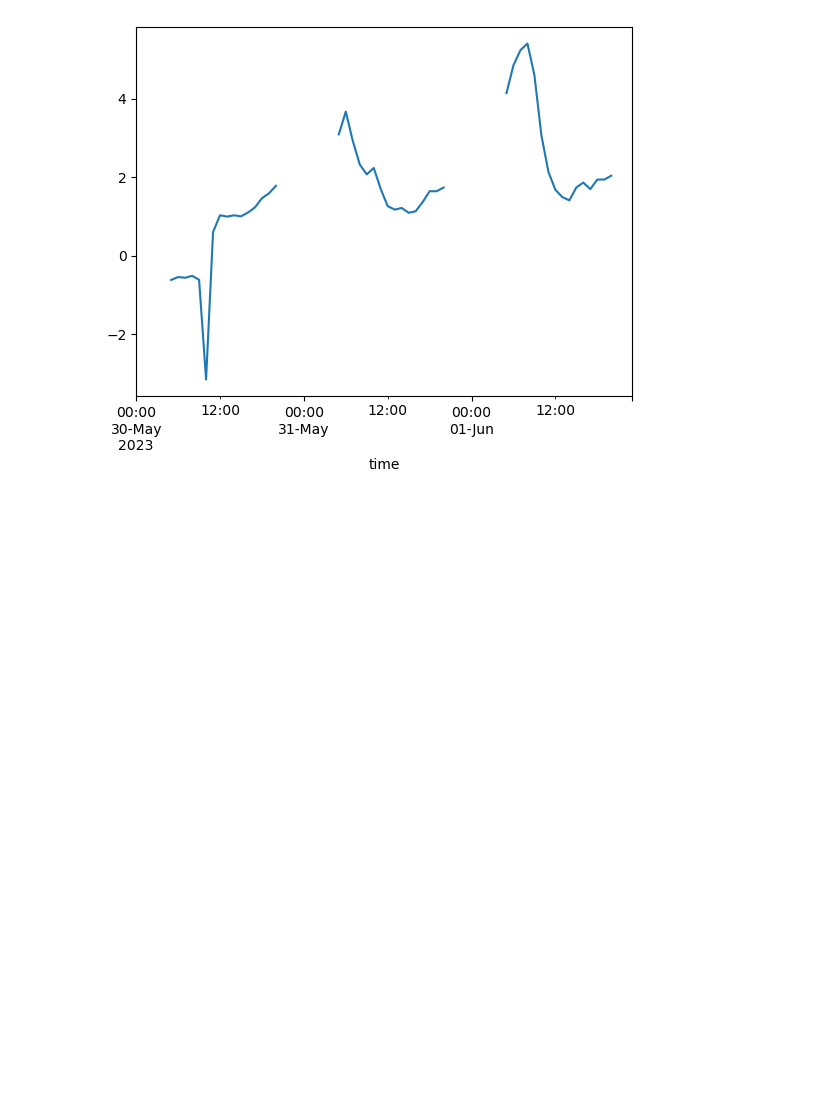
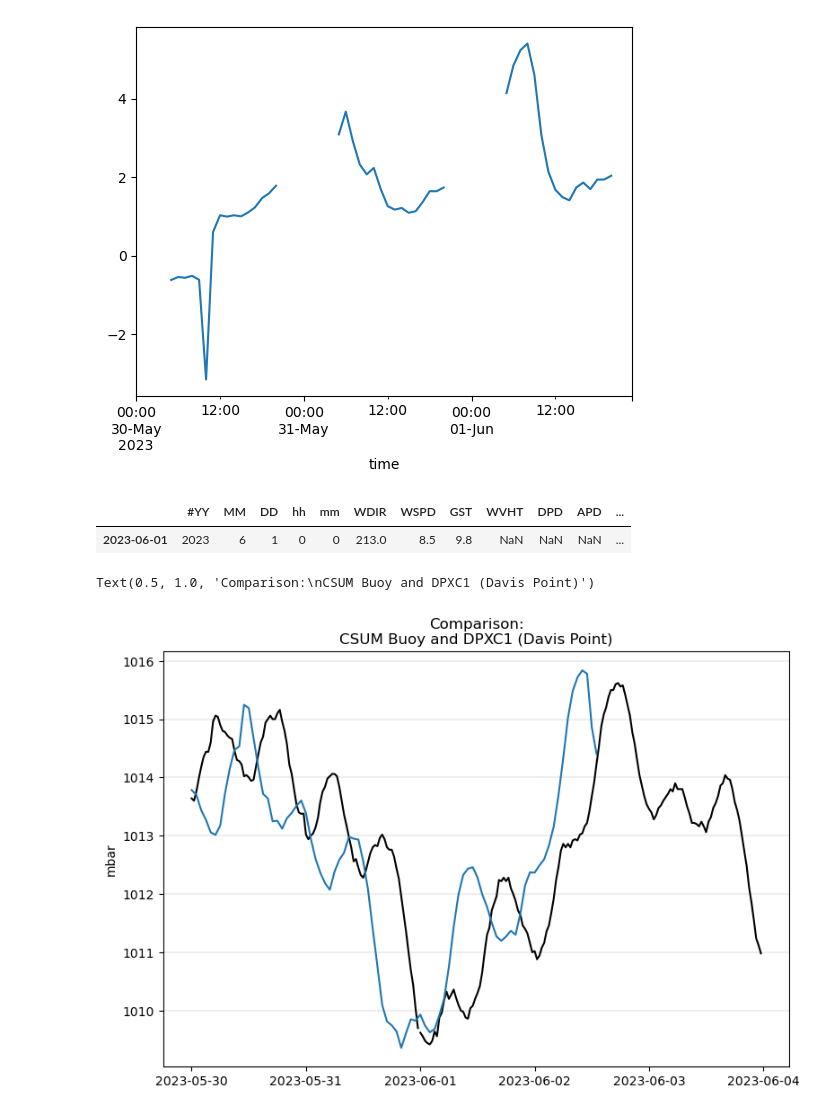
Before and after one commit to sscopazzi/Cal_Poly_Maritime_Academy_Research_Buoy, a Jupyter notebook: python_code/deployment_test.ipynb, the cells around one changed output. Cells and saved outputs as stored; diff of their text form; code cells hidden in the pictures; blank space fills up the shorter version.

Commit message:
formatting

```diff
--- a/python_code/deployment_test.ipynb
+++ b/python_code/deployment_test.ipynb
@@ -107,35 +94,35 @@ Text(0.5, 1.0, 'Voltages')
 # %%
 ## MET STATION
-df_list = [] # init empty dataframe
+met_list = [] # init empty dataframe
 
-for x in ms3:
+for x in ms3_raw:
     loop = pd.read_csv(x,
                        sep=',',
                        names=["time","record","BP","RH","AirTemp","DP"],
                        header=3,
                        parse_dates=[0])
-    df_list.append(loop)
+    met_list.append(loop)
 
-dl = pd.concat(df_list,ignore_index=True)
-dl = dl.set_index('time')                   # set the time column to be the index
-dl = dl.loc['2023-05-30':'2023-06-03']      # slicing dates I want
-dl_hr = dl.resample('1H').mean()
+met = pd.concat(met_list,ignore_index=True)
+met = met.set_index('time')                   # set the time column to be the index
+met = met.loc['2023-05-30':'2023-06-03']      # slicing dates I want
+met_hr = met.resample('1H').mean()
 
-fig,ax=plt.subplots(ncols=1,nrows=4,figsize=(8,10),sharex=ax[0])
+fig,ax=plt.subplots(ncols=1,nrows=4,figsize=(8,10),sharex=ax)
 
-ax[0].plot(dl_hr.index,dl_hr.BP)
+ax[0].plot(met_hr.index,met_hr.BP)
 ax[0].set_ylabel('mbar')
 ax[0].set_title('Pressure')
 
-ax[1].plot(dl_hr.index,dl_hr.RH)
+ax[1].plot(met_hr.index,met_hr.RH)
 ax[1].set_ylabel('%')
 ax[1].set_title('Relative Humidity')
 
-ax[2].plot(dl_hr.index,dl_hr.AirTemp)
+ax[2].plot(met_hr.index,met_hr.AirTemp)
 ax[2].set_ylabel('degC')
 ax[2].set_title('Air Temp')
 
-ax[3].plot(dl_hr.index,dl_hr.DP)
+ax[3].plot(met_hr.index,met_hr.DP)
 ax[3].set_ylabel('degC')
 ax[3].set_title('Dew Point')
 
@@ -343,17 +362,47 @@ atten.plot()
 # 122.264 W
 
 # May
-urlmay       = 'https://www.ndbc.noaa.gov/view_text_file.php?filename=dpxc152023.txt.gz&dir=data/stdmet/May/'
-davismay     = pd.read_csv(urljune,header=[0],skiprows=[1],sep='\s+') # read in raw csv data
-time         = davismay.iloc[:,0:5]                                   # locate just the time columns on the left
-time.columns = ['year','month','day','hour','minute']                 # rename the columns for next step
-mayindex     = pd.to_datetime(time,format='stdmet')                   # convert to datetime and make index
-davismay     = davismay.set_index(mayindex)                           # set index for May's data
+urlmay        = 'https://www.ndbc.noaa.gov/view_text_file.php?filename=dpxc152023.txt.gz&dir=data/stdmet/May/'
+davismay      = pd.read_csv(urlmay,                      # read in raw csv data
+                           header=[0],                  # want line 0 for head info
+                           na_values=('999.0','99.0'),  # clean data
+                           skiprows=[1],                # skip row with units
+                           sep='\s+')                   # seperator is a space
+time          = davismay.iloc[:,0:5]                     # locate just the time columns on the left
+time.columns  = ['year','month','day','hour','minute']   # rename the columns for next step
+mayindex      = pd.to_datetime(time,format='stdmet')     # convert to datetime and make index
+davismay      = davismay.set_index(mayindex)             # set index for May's data
+davismay      = davismay.loc['2023-05-30':'2023-06-03']  # slicing dates I want
+davismay.PRES = davismay.PRES[davismay.PRES < 1500]     # prior na_values didn't catch this
+davismay_hhr  = davismay.resample('30MIN').mean()        # 30 min averages to make plots cleaner
 
 # June // same as above
 urljune      = 'https://www.ndbc.noaa.gov/view_text_file.php?filename=dpxc162023.txt.gz&dir=data/stdmet/Jun/'
-davisjune    = pd.read_csv(urljune,header=[0],skiprows=[1],sep='\s+')
-time         = davisjune.iloc[:,0:5]
-time.columns = ['year','month','day','hour','minute']
-juneindex    = pd.to_datetime(time,format='stdmet')
-davisjune    = davisjune.set_index(juneindex)
+davisjune    = pd.read_csv(urljune,
+                           header=[0],
+                           na_values=('999.0','99.0'),
+                           skiprows=[1],
+                           sep='\s+')
+time          = davisjune.iloc[:,0:5]
+time.columns  = ['year','month','day','hour','minute']
+juneindex     = pd.to_datetime(time,format='stdmet')
+davisjune     = davisjune.set_index(juneindex)
+davisjune     = davisjune.loc['2023-05-30':'2023-06-03']
+davisjune.PRES = davisjune.PRES[davisjune.PRES < 1500]
+davisjune_hhr = davisjune.resample('30MIN').mean()
+davisjune.head(1)
+# %% [output]
+|  | #YY | MM | DD | hh | mm | WDIR | WSPD | GST | WVHT | DPD | APD | ... |
+| 2023-06-01 | 2023 | 6 | 1 | 0 | 0 | 213.0 | 8.5 | 9.8 | NaN | NaN | NaN | ... |
+# %%
+fig = plt.figure(figsize=(9,6))
+
+plt.plot(davisjune_hhr.index,davisjune_hhr.PRES,color='k')
+plt.plot(davismay_hhr.index,davismay_hhr.PRES,color='k')
+plt.plot(met_hr.index,met_hr.BP)
+plt.ylabel('mbar')
+plt.grid(lw=0.3,axis='y')
+plt.title('Comparison:\nCSUM Buoy and DPXC1 (Davis Point)')
+# %% [output]
+Text(0.5, 1.0, 'Comparison:\nCSUM Buoy and DPXC1 (Davis Point)')
+[figure, added]
```
Also changed, not shown: parts of 8 cells of this notebook, 1 other file.
